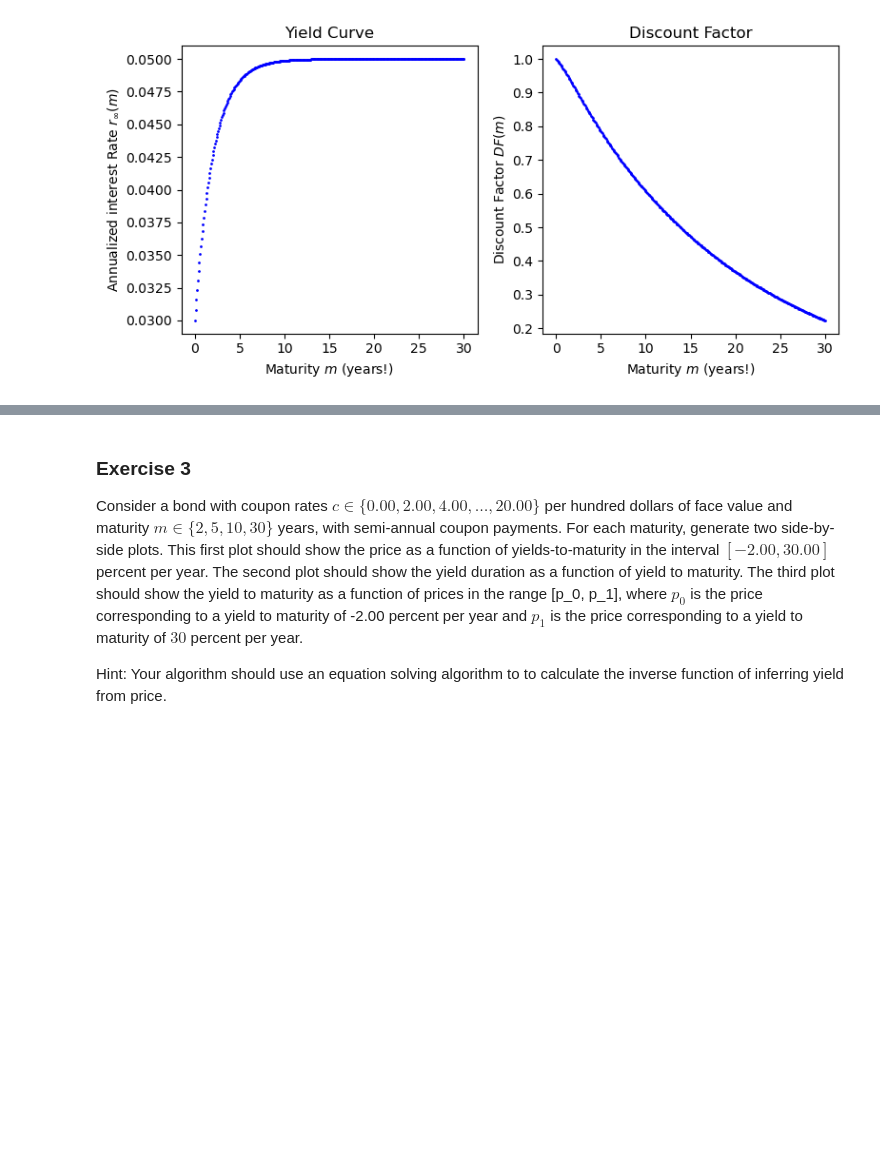
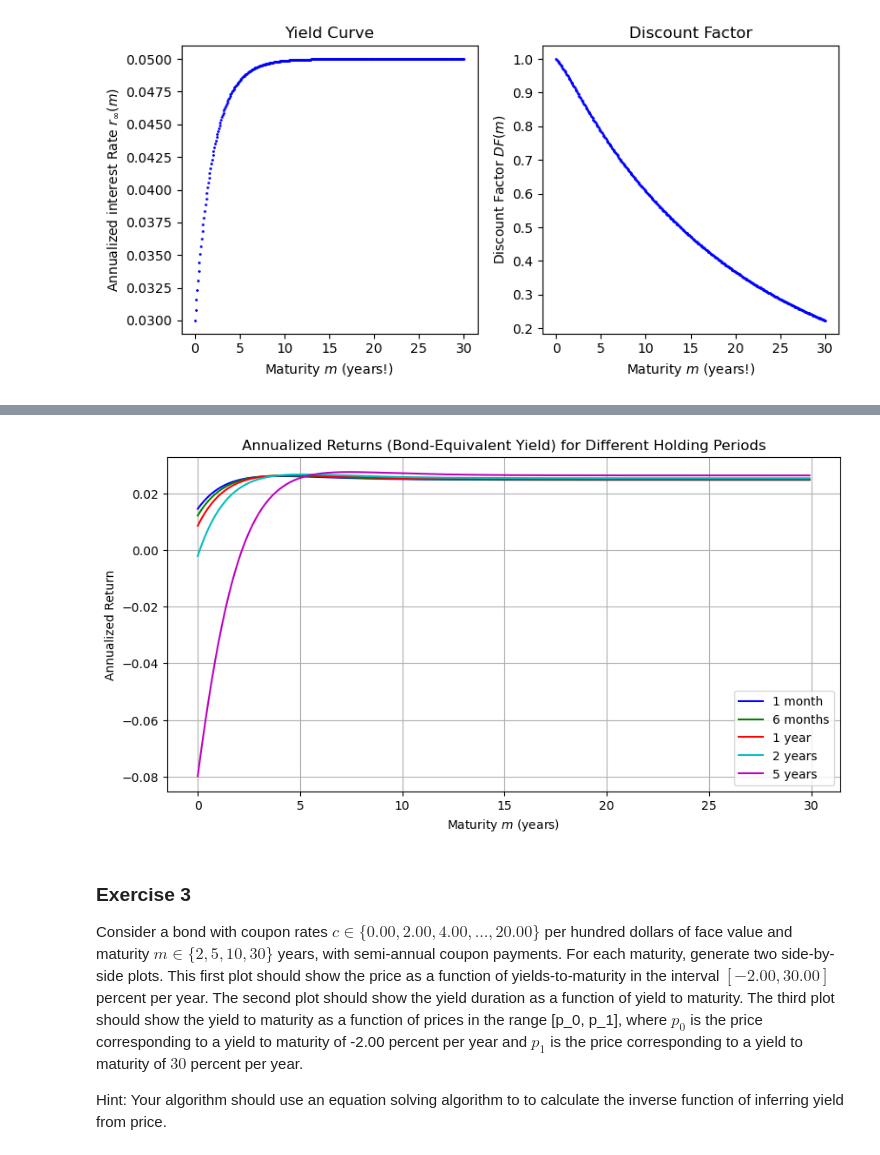
Before and after one commit to pathmarkoak/bufn400, a Jupyter notebook: Homeworks/Homework 2/Bonds and mortgages (theoretical calculations).ipynb, the cells around one changed output, grey strips where cells are left out. Saved outputs shown, nothing was run; the diff lists cells and outputs as text; code cells hidden in the pictures; blank space fills up the shorter version.

```diff
--- a/Homeworks/Homework 2/Bonds and mortgages (theoretical calculations).ipynb
+++ b/Homeworks/Homework 2/Bonds and mortgages (theoretical calculations).ipynb
@@ -329,3 +374,28 @@ plt.show()
+# %%
+def discount_factor(m, parms):
+    r_m = fyc(m, parms)
+    bond_eq_yield = 2 * (np.sqrt(1 + r_m / 2) - 1)
+    return (1 + bond_eq_yield / 2) ** (-2 * m)
+
+def annualized_return_beq(m, dt, parms):
+    df_m = discount_factor(m, parms)
+    df_m_dt = discount_factor(m - dt, parms)
+    return (df_m_dt - df_m) / df_m / dt
+
+# Plot for riding the yield curve with bond-equivalent yield
+plt.figure(figsize=(10,5))
+for dt, color, label in zip(dts, colors, labels):
+    returns = [annualized_return_beq(mi, dt, parms) for mi in m]
+    plt.plot(m[:-1], returns[:-1], color=color, label=label)  # Ignore the last value due to boundary conditions
+
+plt.title("Annualized Returns (Bond-Equivalent Yield) for Different Holding Periods")
+plt.xlabel("Maturity $m$ (years)")
+plt.ylabel("Annualized Return")
+plt.legend()
+plt.grid(True)
+plt.show()
+# %% [output]
+[figure, added]
 # %% [markdown]
 ### Exercise 3
 
```
Also changed, not shown: parts of 13 cells of this notebook.
